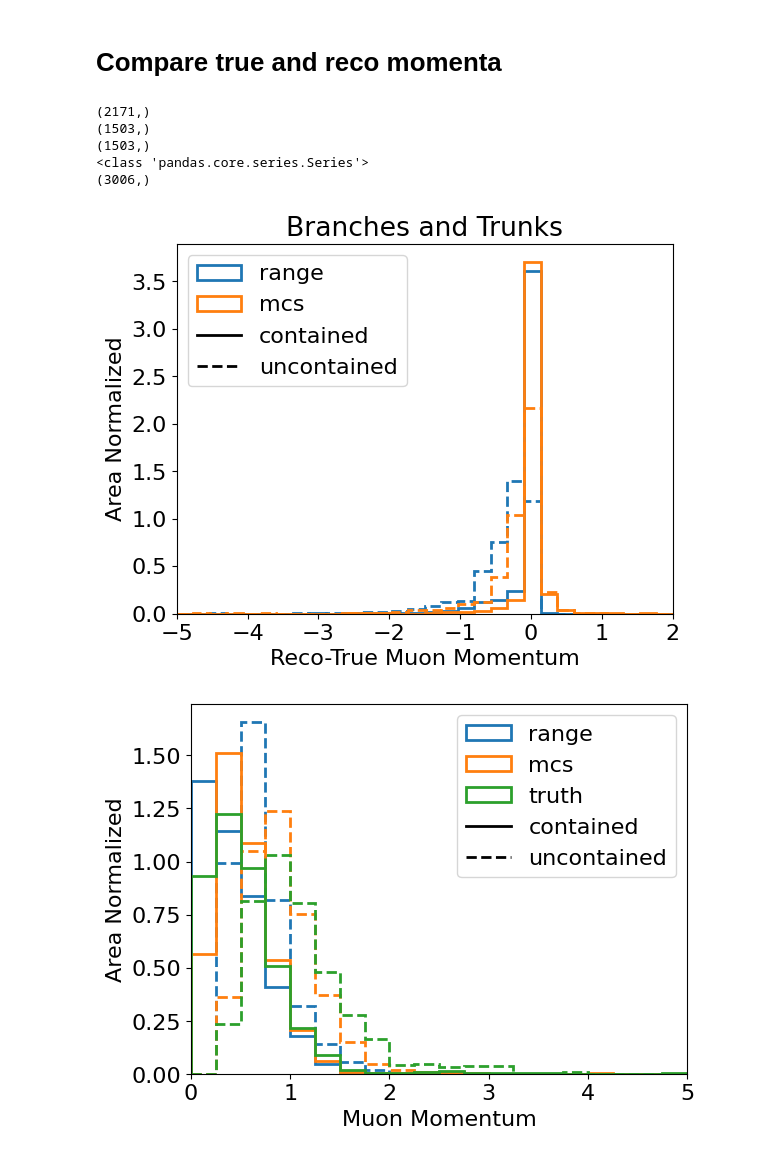
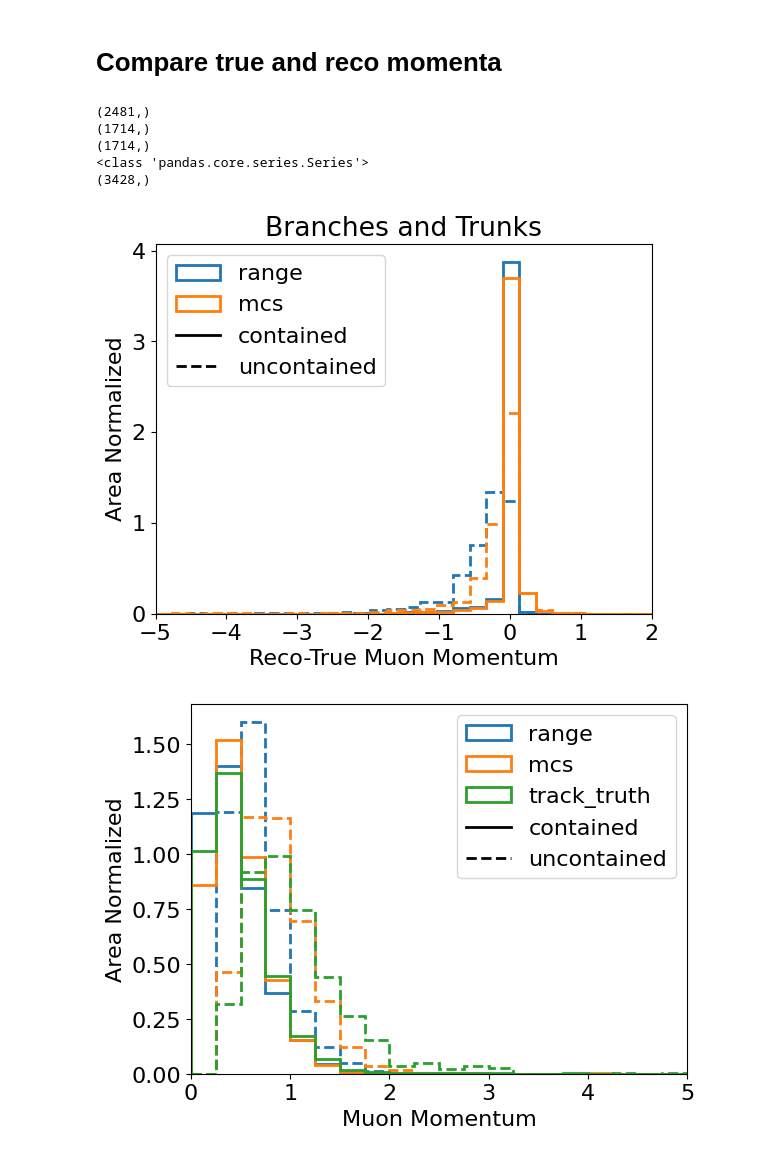
Before and after one commit to SBNSoftware/sbnana, a Jupyter notebook: sbnana/SBNAna/icarus-analysis-villiage/pyana/dimuon-tools/nb/exiting_muons/uncontained_mus.ipynb, the cells around one changed output. Cells and saved outputs as stored; diff of their text form; code cells hidden in the pictures.

```diff
--- a/sbnana/SBNAna/icarus-analysis-villiage/pyana/dimuon-tools/nb/exiting_muons/uncontained_mus.ipynb
+++ b/sbnana/SBNAna/icarus-analysis-villiage/pyana/dimuon-tools/nb/exiting_muons/uncontained_mus.ipynb
@@ -46,6 +50,7 @@ label = labelM + "\n$\\theta_S = 5\\cdot10^{-5}$"
 # labelM = "$M_a$ = %i MeV" % AMASS
 # label = labelM + "\n$f_a$ = \n$c_\\ell$ ="
 # %%
-fh = "/icarus/data/users/gputnam/dimuon-data/higgs-gen-A/higgs_M260_DMCP2023G_evt.df"
+#fh = "/icarus/data/users/gputnam/dimuon-data/higgs-gen-A/higgs_M260_DMCP2023G_evt.df" #what I originally used for this study.
+fh = "/icarus/data/users/gputnam/dimuon-data/higgs-gen-A/higgs_M260_DMCP2023G_evt_new.df" #updated to here 11/20/23 (prelim prep)
 # %%
 h_evtdf = pd.read_hdf(fh, key="evt")
@@ -428,17 +510,5 @@ plt.show()
 # %% [markdown]
 # Compare true and reco momenta
-# %%
-def getp(track, method):
-    if method == 'range':
-        mom = track.rangeP.p_muon
-    if method == 'mcs':
-        mom = track.mcsP.fwdP_muon
-    if method == 'truth':
-        mom = np.sqrt(track.truth.p.genp.x*track.truth.p.genp.x +
-                      track.truth.p.genp.y*track.truth.p.genp.y +
-                      track.truth.p.genp.z*track.truth.p.genp.z
-                     )
-    return mom
 # %%
 when_trunk_con = SlcInFV(evtdf.slc.vertex) & TrkInFV(evtdf.trunk.trk.end)
 when_trunk_unc = SlcInFV(evtdf.slc.vertex) & ~TrkInFV(evtdf.trunk.trk.end)
@@ -446,20 +516,20 @@ when_branch_con = SlcInFV(evtdf.slc.vertex) & TrkInFV(evtdf.branch.trk.end)
 when_branch_unc = SlcInFV(evtdf.slc.vertex) & ~TrkInFV(evtdf.branch.trk.end)
 # %%
 print(when_trunk_con.shape)
-print(getp(evtdf[when_trunk_con].trunk.trk, 'truth').shape)
-print(getp(evtdf[when_trunk_con].branch.trk, 'truth').shape)
-print(type(getp(evtdf[when_trunk_con].trunk.trk, 'truth')))
+print(getp(evtdf[when_trunk_con].trunk.trk, 'track_truth').shape)
+print(getp(evtdf[when_trunk_con].branch.trk, 'track_truth').shape)
+print(type(getp(evtdf[when_trunk_con].trunk.trk, 'track_truth')))
 
 print(np.concatenate((
-    np.array(getp(evtdf[when_trunk_con].branch.trk, 'truth')),
-    np.array(getp(evtdf[when_trunk_con].trunk.trk, 'truth'))
+    np.array(getp(evtdf[when_trunk_con].branch.trk, 'track_truth')),
+    np.array(getp(evtdf[when_trunk_con].trunk.trk, 'track_truth'))
 )).shape)
 # %% [output]
-(2171,)
-(1503,)
-(1503,)
+(2481,)
+(1714,)
+(1714,)
 <class 'pandas.core.series.Series'>
-(3006,)
+(3428,)
 # %%
 # PLOT RECO - TRUE FOR RANGE-BASED AND MCS
 
@@ -472,18 +542,18 @@ colors = ['C0', 'C1']
 for i in range(len(methods)):
     plt.hist(np.concatenate((
         (getp(evtdf[when_trunk_con].trunk.trk, methods[i]) -
-         getp(evtdf[when_trunk_con].trunk.trk, 'truth')),
+         getp(evtdf[when_trunk_con].trunk.trk, 'track_truth')),
         (getp(evtdf[when_branch_con].branch.trk, methods[i]) -
-         getp(evtdf[when_branch_con].branch.trk, 'truth'))
+         getp(evtdf[when_branch_con].branch.trk, 'track_truth'))
     )),
              histtype = 'step', linestyle='-', color=colors[i],
              label=methods[i], bins=mybins, range=myrange, linewidth=2, density=myDensity
             )
     plt.hist(np.concatenate((
         (getp(evtdf[when_trunk_unc].trunk.trk, methods[i]) -
-         getp(evtdf[when_trunk_unc].trunk.trk, 'truth')),
+         getp(evtdf[when_trunk_unc].trunk.trk, 'track_truth')),
         (getp(evtdf[when_branch_unc].branch.trk, methods[i]) -
-         getp(evtdf[when_branch_unc].branch.trk, 'truth'))
+         getp(evtdf[when_branch_unc].branch.trk, 'track_truth'))
     )),
              histtype = 'step', linestyle='--', color=colors[i],
              bins=mybins, range=myrange, linewidth=2, density=myDensity
@@ -496,34 +566,52 @@ plt.axvline([20], linestyle="--", color="black", linewidth=2, label='uncontained
 plt.legend(ncol=1, loc='upper left')
 plt.xlabel("Reco-True Muon Momentum")
 plt.xlim(myrange)
 plt.title('Branches and Trunks')
 if myDensity == True:
     plt.ylabel("Area Normalized")
 plt.show()
 
-# PLOT DISTRIBUTIONS AT FACE VALUE
+# PLOT DISTRIBUTIONS AT FACE VALUE: trunks only
 
 mybins = 20
 myrange = (0,5)
 myDensity = True
 #print(np.max(h_evtdf.trunk.trk.chi2pid.I2.chi2_muon))
-methods = ['range', 'mcs', 'truth']
+methods = ['range', 'mcs', 'track_truth']
 colors = ['C0', 'C1', 'C2']
 for i in range(len(methods)):
     plt.hist(getp(evtdf[when_trunk_con].trunk.trk, methods[i]),
              histtype = 'step', linestyle='-', color=colors[i],
              label=methods[i], bins=mybins, range=myrange, linewidth=2, density=myDensity)
     plt.hist(getp(evtdf[when_trunk_unc].trunk.trk, methods[i]),
              histtype = 'step', linestyle='--', color=colors[i],
              bins=mybins, range=myrange, linewidth=2, density=myDensity)
 plt.axvline([20], linestyle="-", color="black", linewidth=2, label='contained')
 plt.axvline([20], linestyle="--", color="black", linewidth=2, label='uncontained')
 plt.legend(ncol=1, loc='upper right')
 plt.xlabel("Muon Momentum")
 plt.xlim(myrange)
 if myDensity == True:
     plt.ylabel("Area Normalized")
 plt.show()
+
+# don't separated based on containment
+
+mybins = 20
+myrange = (0,5)
+myDensity = True
+methods = ['range', 'mcs', 'track_truth']
+colors = ['C0', 'C1', 'C2']
+for i in range(len(methods)):
+    plt.hist(np.concatenate((getp(evtdf.trunk.trk, methods[i]), getp(evtdf.branch.trk, methods[i]) )),
+             histtype = 'step', linestyle='-', color=colors[i],
+             label=methods[i], bins=mybins, range=myrange, linewidth=2, density=myDensity)
+plt.legend(ncol=1, loc='upper right')
+plt.xlabel("Muon Momentum")
+plt.xlim(myrange)
+if myDensity == True:
+    plt.ylabel("Area Normalized")
+plt.show()
 # %% [output]
-[figure, old version]
+[figure, new version]
-[figure, old version]
+[figure, new version]
```
Also changed, not shown: parts of 18 cells of this notebook, 4 other files.
